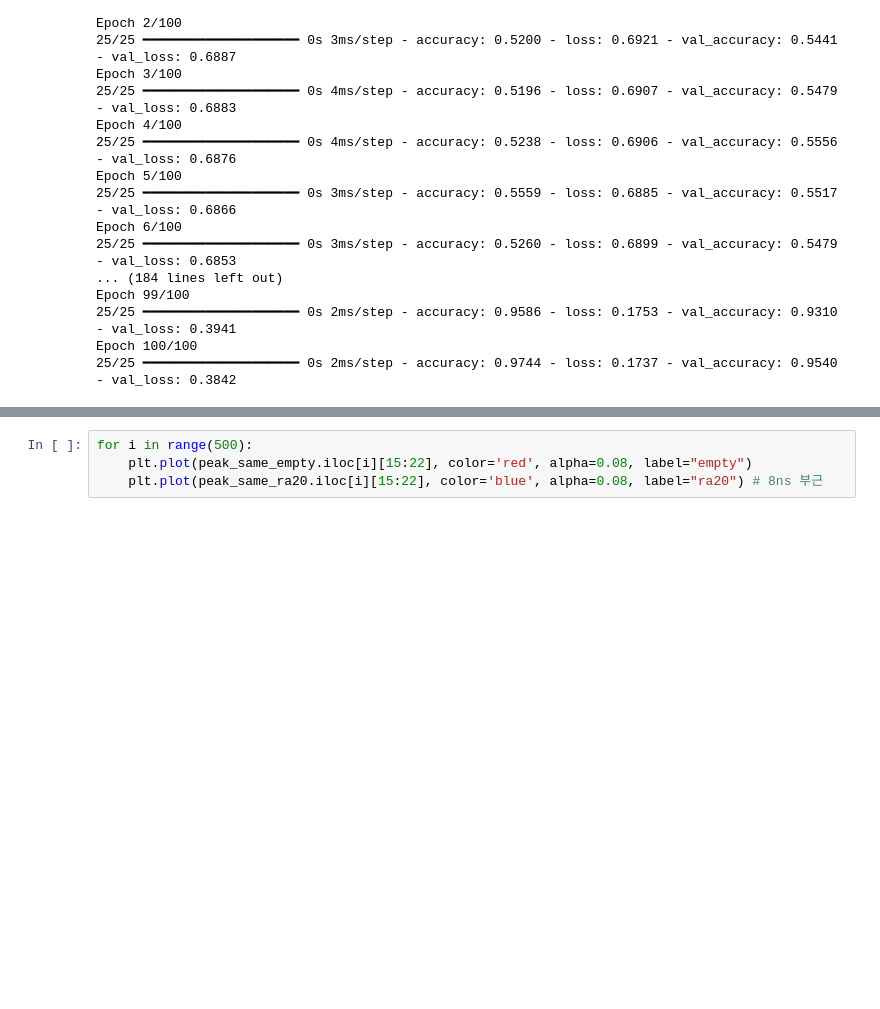
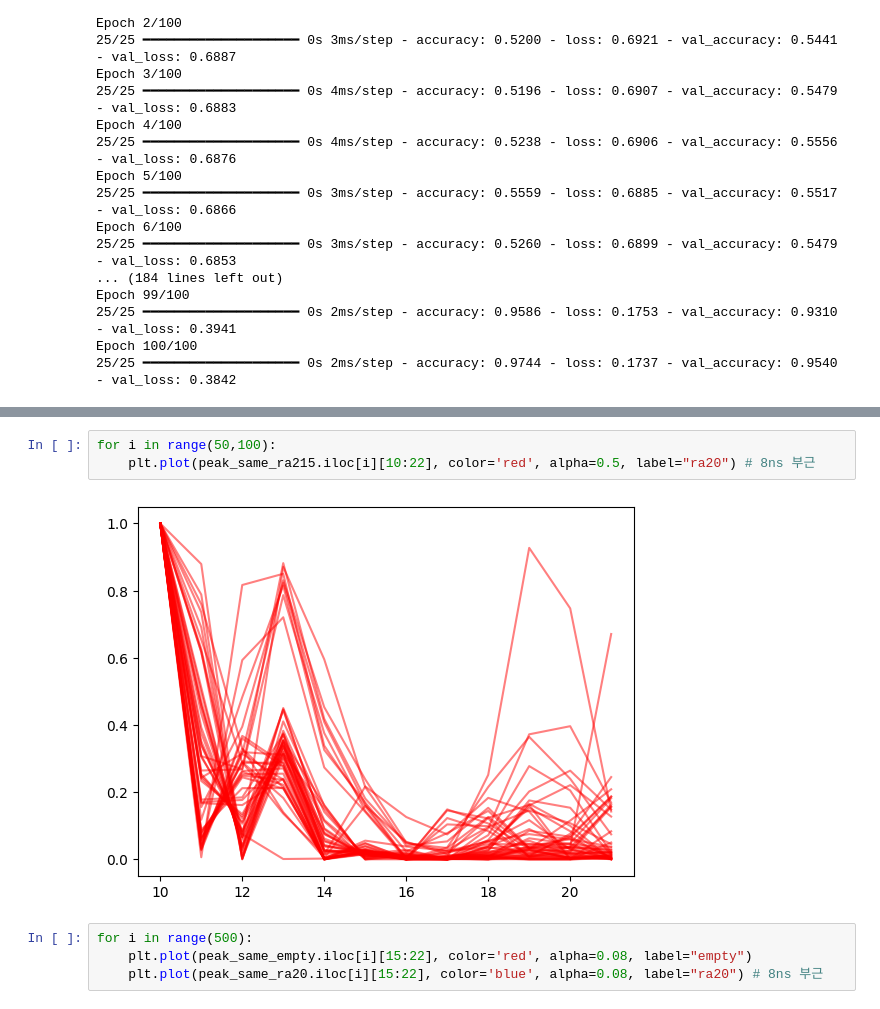
Before and after one commit to jkworldchampion/tag-less_tracking_with_uwb, a Jupyter notebook: cnn_classification.ipynb, the cells around one changed output, grey strips where cells are left out. Cells and saved outputs as stored; diff of their text form; blank space fills up the shorter version.

```diff
--- a/cnn_classification.ipynb
+++ b/cnn_classification.ipynb
@@ -1066,3 +1066,8 @@ for i in range(500):
+# %%
+for i in range(50,100):
+    plt.plot(peak_same_ra215.iloc[i][10:22], color='red', alpha=0.5, label="ra20") # 8ns 부근
+# %% [output]
+[figure, added]
 # %%
 for i in range(500):
     plt.plot(peak_same_empty.iloc[i][15:22], color='red', alpha=0.08, label="empty")
```
Also changed, not shown: parts of 2 cells of this notebook, 10 other files.
